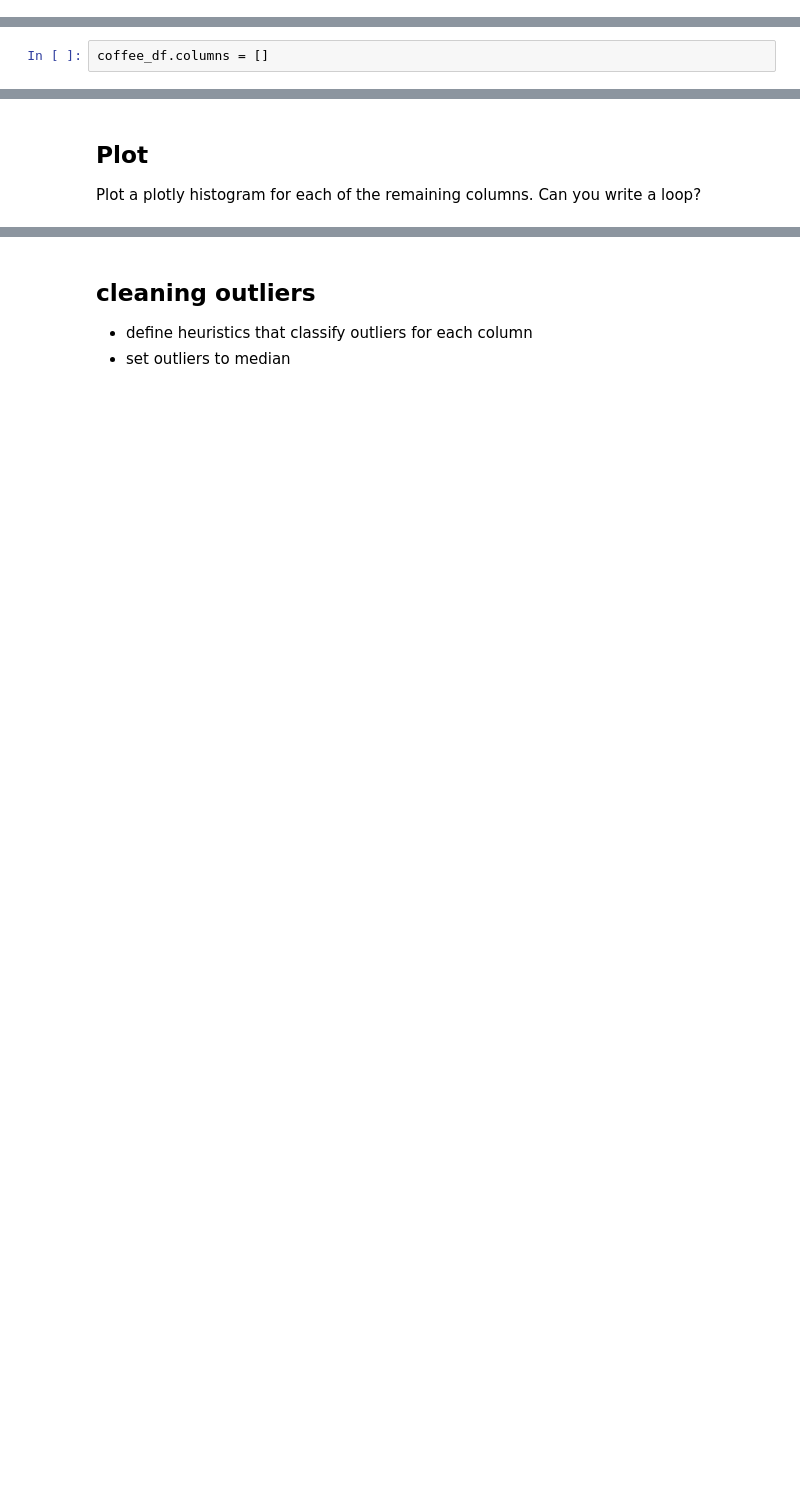
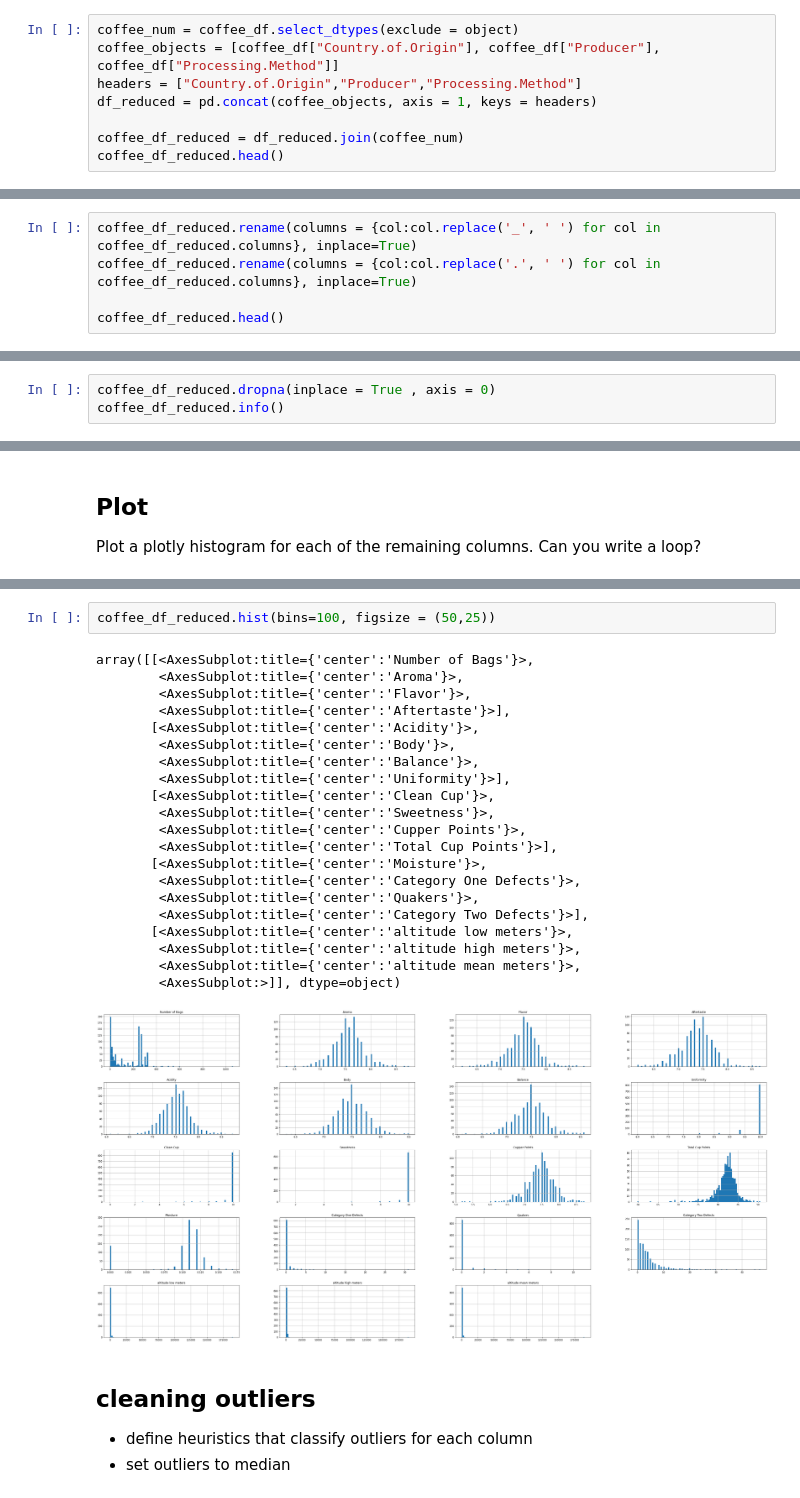
Before and after one commit to anafink/advanced_python_2021-22_HD, a Jupyter notebook: notebooks/exercises/day 6/06.exercise_pandas_loving_coffee.ipynb, the cells around one changed output, grey strips where cells are left out. Saved outputs shown, nothing was run; the diff lists cells and outputs as text; blank space fills up the shorter version.

```diff
--- a/notebooks/exercises/day 6/06.exercise_pandas_loving_coffee.ipynb
+++ b/notebooks/exercises/day 6/06.exercise_pandas_loving_coffee.ipynb
@@ -38,3 +33,11 @@ coffee_df.head()
 ## Drop some categorical columns
 The dataset is rich in meta data, however we just want to keep "Country.of.Origin", "Producer", "Processing.Method". How to drop the rest?
 While you're at it rename the three columns we want to keep so they do not have dots but space in their name.
+# %%
+coffee_num = coffee_df.select_dtypes(exclude = object)
+coffee_objects = [coffee_df["Country.of.Origin"], coffee_df["Producer"], coffee_df["Processing.Method"]]
+headers = ["Country.of.Origin","Producer","Processing.Method"]
+df_reduced = pd.concat(coffee_objects, axis = 1, keys = headers)
+
+coffee_df_reduced = df_reduced.join(coffee_num)
+coffee_df_reduced.head()
@@ -41,2 +52,5 @@ While you're at it rename the three columns we want to keep so they do not have
 # %%
-coffee_df.columns = []
+coffee_df_reduced.rename(columns = {col:col.replace('_', ' ') for col in coffee_df_reduced.columns}, inplace=True)
+coffee_df_reduced.rename(columns = {col:col.replace('.', ' ') for col in coffee_df_reduced.columns}, inplace=True)
+
+coffee_df_reduced.head()
@@ -45,0 +100,3 @@ The dataset does not seem to be as clean as the filename might suggest. How can
+# %%
+coffee_df_reduced.dropna(inplace = True , axis = 0)
+coffee_df_reduced.info()
@@ -49,3 +132,27 @@ Plot a plotly histogram for each of the remaining columns. Can you write a loop?
+# %%
+coffee_df_reduced.hist(bins=100, figsize = (50,25))
+# %% [output]
+array([[<AxesSubplot:title={'center':'Number of Bags'}>,
+        <AxesSubplot:title={'center':'Aroma'}>,
+        <AxesSubplot:title={'center':'Flavor'}>,
+        <AxesSubplot:title={'center':'Aftertaste'}>],
+       [<AxesSubplot:title={'center':'Acidity'}>,
+        <AxesSubplot:title={'center':'Body'}>,
+        <AxesSubplot:title={'center':'Balance'}>,
+        <AxesSubplot:title={'center':'Uniformity'}>],
+       [<AxesSubplot:title={'center':'Clean Cup'}>,
+        <AxesSubplot:title={'center':'Sweetness'}>,
+        <AxesSubplot:title={'center':'Cupper Points'}>,
+        <AxesSubplot:title={'center':'Total Cup Points'}>],
+       [<AxesSubplot:title={'center':'Moisture'}>,
+        <AxesSubplot:title={'center':'Category One Defects'}>,
+        <AxesSubplot:title={'center':'Quakers'}>,
+        <AxesSubplot:title={'center':'Category Two Defects'}>],
+       [<AxesSubplot:title={'center':'altitude low meters'}>,
+        <AxesSubplot:title={'center':'altitude high meters'}>,
+        <AxesSubplot:title={'center':'altitude mean meters'}>,
+        <AxesSubplot:>]], dtype=object)
+[figure, added]
 # %% [markdown]
 ## cleaning outliers
 * define heuristics that classify outliers for each column
```
Also changed, not shown: parts of 14 cells of this notebook.
